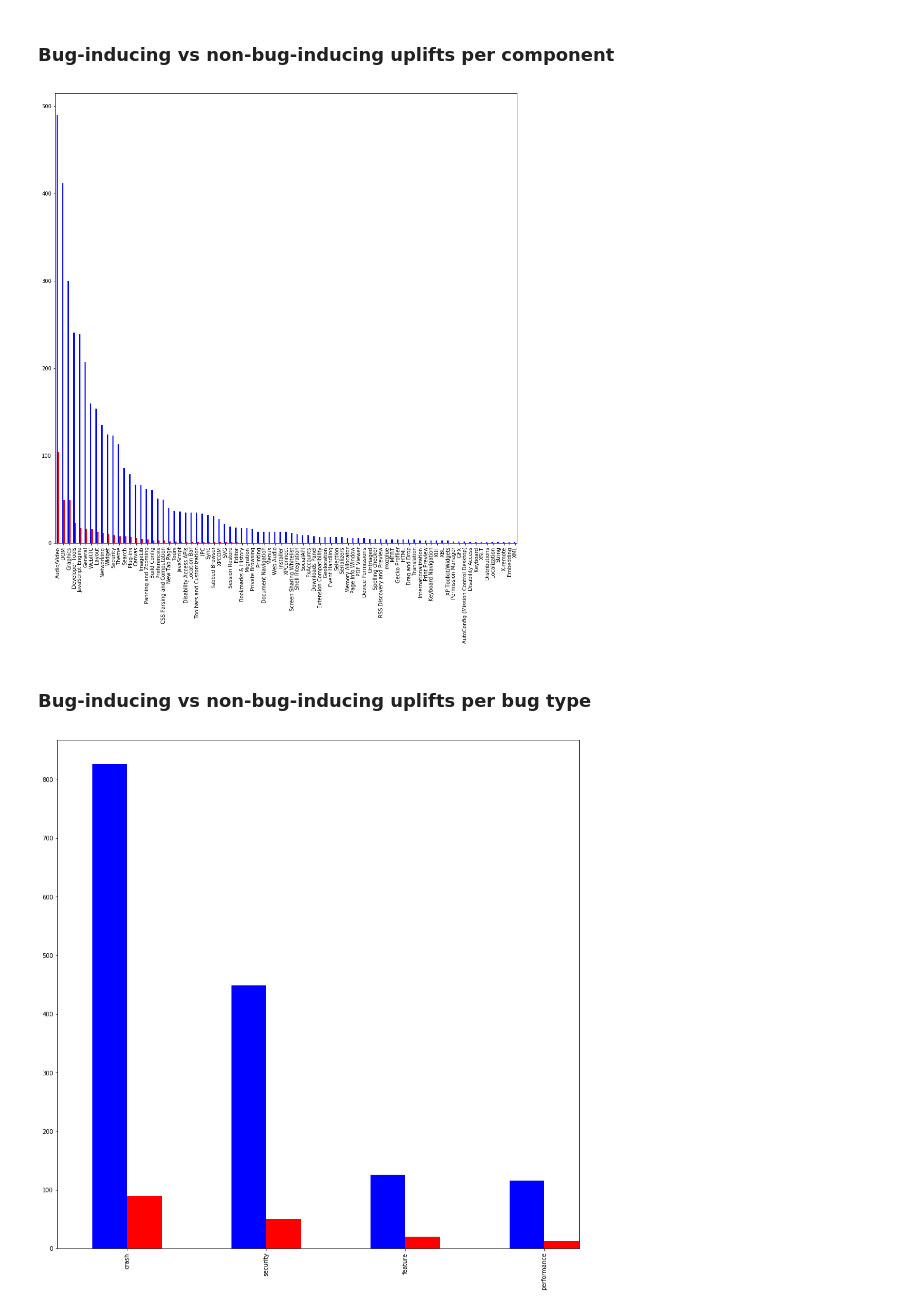
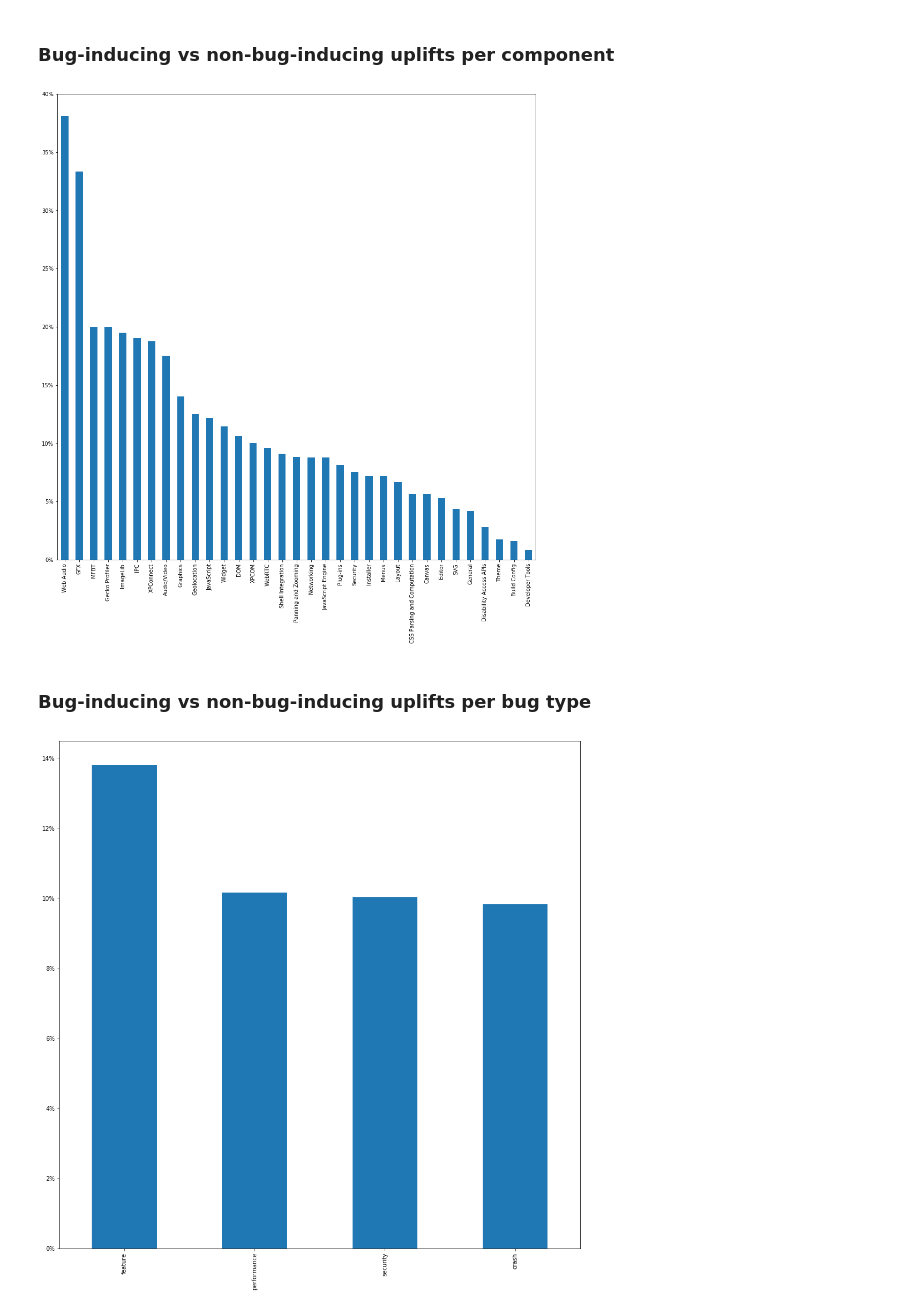
Before and after one commit to marco-c/uplift-analysis, a Jupyter notebook: plots/bug-inducing vs non bug-inducing uplifts.ipynb, the cells around one changed output. Drawn from its saved outputs; the diff is of its cells as text; code cells hidden in the pictures.

```diff
--- a/plots/bug-inducing vs non bug-inducing uplifts.ipynb
+++ b/plots/bug-inducing vs non bug-inducing uplifts.ipynb
@@ -36,6 +36,8 @@ df_beta = df_beta[df_beta['uplift_accepted'] == True]
 df_aurora = df_aurora[df_aurora['uplift_accepted'] == True]
 # %%
 df_release = df_release[df_release.component != 'Pocket']
+df_beta = df_beta[df_beta.component != 'Pocket']
+df_aurora = df_aurora[df_aurora.component != 'Pocket']
 # %%
 df_release.shape
 # %% [output]
@@ -127,25 +191,27 @@ plt.show()
 # %%
 fig = plt.figure(figsize=(16,16))
 ax = fig.add_subplot(111)
-df_aurora[df_aurora['error_inducing'] == True].component.value_counts().plot(kind='bar', color="red", ax=ax, position=0, width=0.25)
-df_aurora[df_aurora['error_inducing'] == False].component.value_counts().plot(kind='bar', color="blue", ax=ax, position=1, width=0.25)
+ax.yaxis.set_major_formatter(mtick.FuncFormatter(lambda y, _: '{:.0%}'.format(y)))
+res = df_aurora[df_aurora['error_inducing'] == True].component.value_counts() / df_aurora.component.value_counts()
+res.dropna().sort_values(ascending=False).plot(kind='bar')
 plt.show()
 # %% [output]
-[figure, old version]
+[figure, new version]
 # %% [markdown]
 ### Bug-inducing vs non-bug-inducing uplifts per bug type
 # %%
+types = df_aurora.types.str.split('^').apply(pd.Series, 1).stack()
+types.index = types.index.droplevel(-1)
+types.name = 'Type'
 types_bug_inducing = df_aurora[df_aurora['error_inducing'] == True].types.str.split('^').apply(pd.Series, 1).stack()
 types_bug_inducing.index = types_bug_inducing.index.droplevel(-1)
 types_bug_inducing.name = 'Type'
-types_non_bug_inducing = df_aurora[df_aurora['error_inducing'] == False].types.str.split('^').apply(pd.Series, 1).stack()
-types_non_bug_inducing.index = types_non_bug_inducing.index.droplevel(-1)
-types_non_bug_inducing.name = 'Type'
 
 fig = plt.figure(figsize=(16,16))
 ax = fig.add_subplot(111)
-types_bug_inducing.value_counts().plot(kind='bar', color="red", ax=ax, position=0, width=0.25)
-types_non_bug_inducing.value_counts().plot(kind='bar', color="blue", ax=ax, position=1, width=0.25)
+ax.yaxis.set_major_formatter(mtick.FuncFormatter(lambda y, _: '{:.0%}'.format(y)))
+res = types_bug_inducing.value_counts() / types.value_counts()
+res.sort_values(ascending=False).plot(kind='bar')
 plt.show()
 # %% [output]
-[figure, old version]
+[figure, new version]
```
Also changed, not shown: parts of 7 cells of this notebook, 1 other file.
